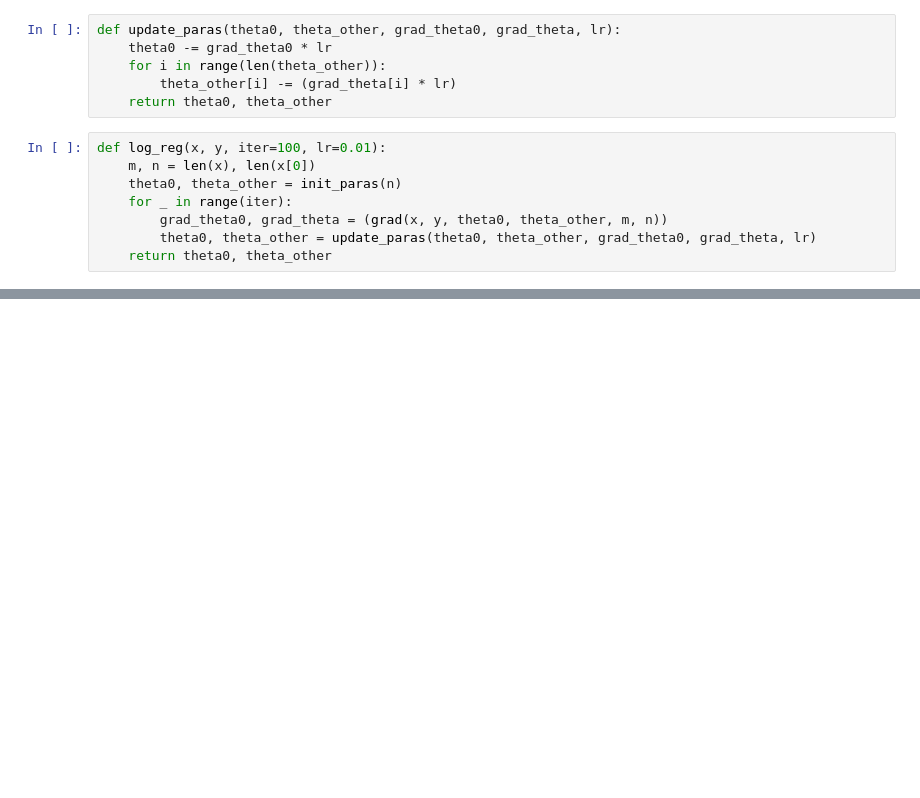
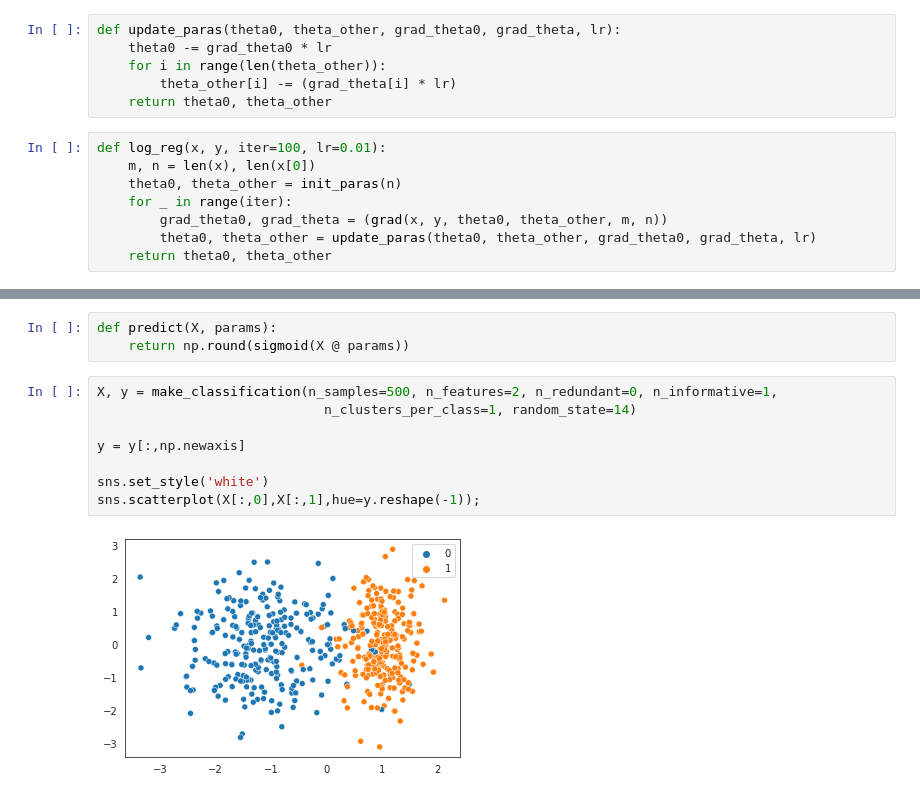
Before and after one commit to 0iui0/ML-Basics, a Jupyter notebook: logistic-regression.ipynb, the cells around one changed output, grey strips where cells are left out. Drawn from its saved outputs; the diff is of its cells as text; blank space fills up the shorter version.

```diff
--- a/logistic-regression.ipynb
+++ b/logistic-regression.ipynb
@@ -53,0 +80,13 @@ def log_reg(x, y, iter=100, lr=0.01):
+# %%
+def predict(X, params):
+    return np.round(sigmoid(X @ params))
+# %%
+X, y = make_classification(n_samples=500, n_features=2, n_redundant=0, n_informative=1,
+                             n_clusters_per_class=1, random_state=14)
+
+y = y[:,np.newaxis]
+
+sns.set_style('white')
+sns.scatterplot(X[:,0],X[:,1],hue=y.reshape(-1));
+# %% [output]
+[figure, added]
```
Also changed, not shown: parts of 7 cells of this notebook.
